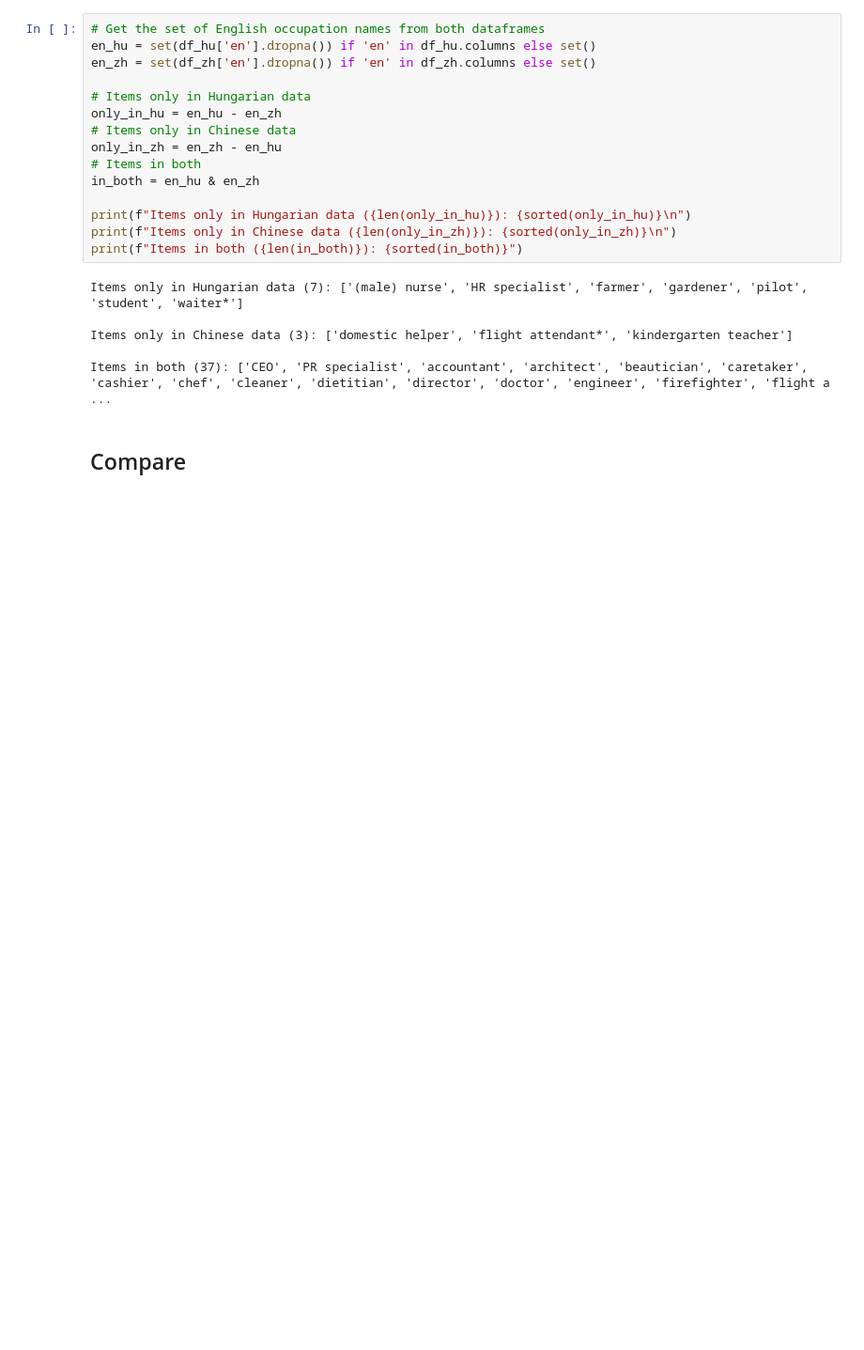
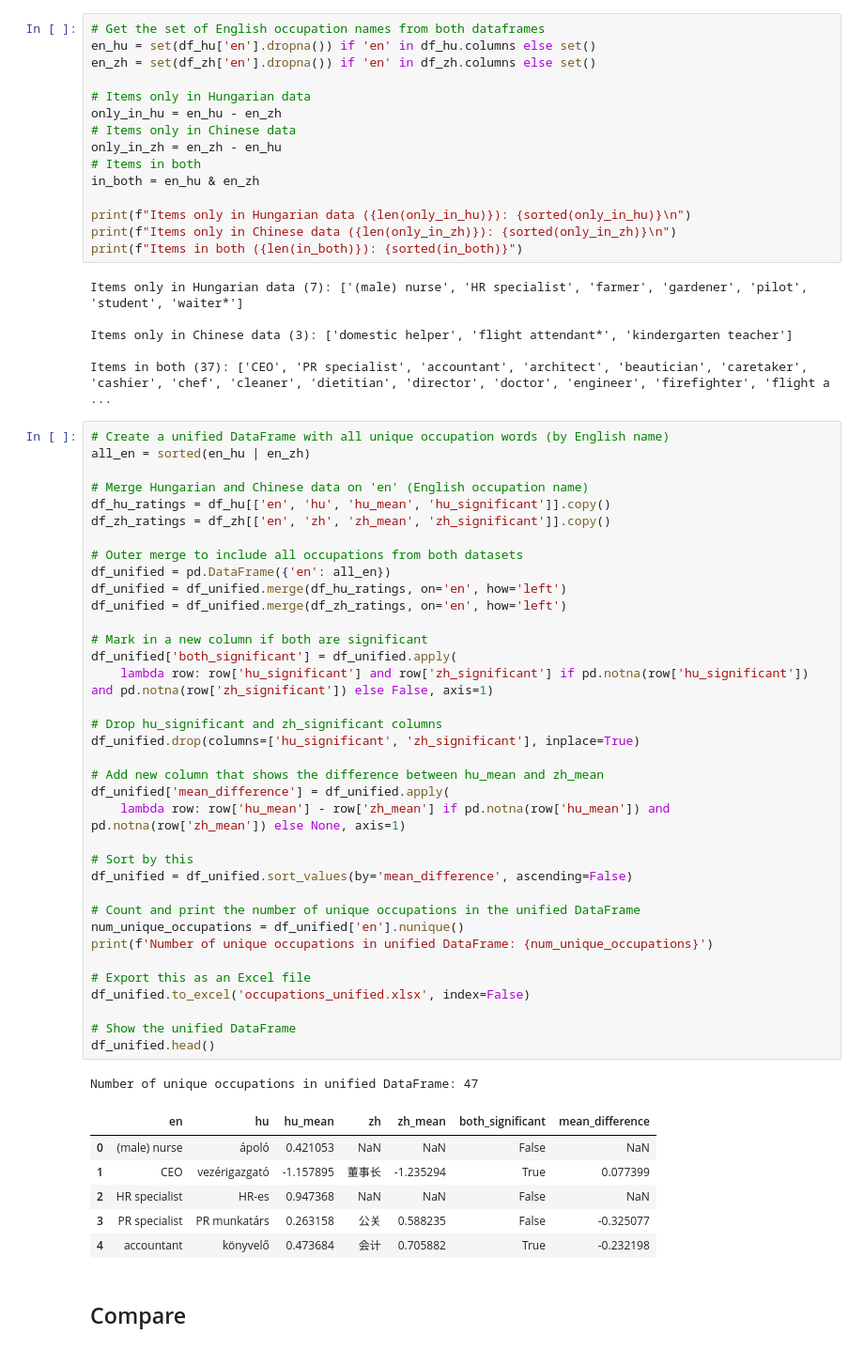
Before and after one commit to partigabor/pcibex-hun, a Jupyter notebook: occupations/occupations.ipynb, the cells around one changed output. Shown at 94% size. Drawn from its saved outputs; the diff is of its cells as text; blank space fills up the shorter version.

```diff
--- a/occupations/occupations.ipynb
+++ b/occupations/occupations.ipynb
@@ -578,6 +616,50 @@ Items only in Hungarian data (7): ['(male) nurse', 'HR specialist', 'farmer', 'g
 Items only in Chinese data (3): ['domestic helper', 'flight attendant*', 'kindergarten teacher']
 
 Items in both (37): ['CEO', 'PR specialist', 'accountant', 'architect', 'beautician', 'caretaker', 'cashier', 'chef', 'cleaner', 'dietitian', 'director', 'doctor', 'engineer', 'firefighter', 'flight a ...
+# %%
+# Create a unified DataFrame with all unique occupation words (by English name)
+all_en = sorted(en_hu | en_zh)
+
+# Merge Hungarian and Chinese data on 'en' (English occupation name)
+df_hu_ratings = df_hu[['en', 'hu', 'hu_mean', 'hu_significant']].copy()
+df_zh_ratings = df_zh[['en', 'zh', 'zh_mean', 'zh_significant']].copy()
+
+# Outer merge to include all occupations from both datasets
+df_unified = pd.DataFrame({'en': all_en})
+df_unified = df_unified.merge(df_hu_ratings, on='en', how='left')
+df_unified = df_unified.merge(df_zh_ratings, on='en', how='left')
+
+# Mark in a new column if both are significant
+df_unified['both_significant'] = df_unified.apply(
+    lambda row: row['hu_significant'] and row['zh_significant'] if pd.notna(row['hu_significant']) and pd.notna(row['zh_significant']) else False, axis=1)
+
+# Drop hu_significant and zh_significant columns
+df_unified.drop(columns=['hu_significant', 'zh_significant'], inplace=True)
+
+# Add new column that shows the difference between hu_mean and zh_mean
+df_unified['mean_difference'] = df_unified.apply(
+    lambda row: row['hu_mean'] - row['zh_mean'] if pd.notna(row['hu_mean']) and pd.notna(row['zh_mean']) else None, axis=1)
+
+# Sort by this
+df_unified = df_unified.sort_values(by='mean_difference', ascending=False)
+
+# Count and print the number of unique occupations in the unified DataFrame
+num_unique_occupations = df_unified['en'].nunique()
+print(f'Number of unique occupations in unified DataFrame: {num_unique_occupations}')
+
+# Export this as an Excel file
+df_unified.to_excel('occupations_unified.xlsx', index=False)
+
+# Show the unified DataFrame
+df_unified.head()
+# %% [output]
+Number of unique occupations in unified DataFrame: 47
+|  | en | hu | hu_mean | zh | zh_mean | both_significant | mean_difference |
+| 0 | (male) nurse | ápoló | 0.421053 | NaN | NaN | False | NaN |
+| 1 | CEO | vezérigazgató | -1.157895 | 董事长 | -1.235294 | True | 0.077399 |
+| 2 | HR specialist | HR-es | 0.947368 | NaN | NaN | False | NaN |
+| 3 | PR specialist | PR munkatárs | 0.263158 | 公关 | 0.588235 | False | -0.325077 |
+| 4 | accountant | könyvelő | 0.473684 | 会计 | 0.705882 | True | -0.232198 |
 # %% [markdown]
 ## Compare
 # %%
```
Also changed, not shown: parts of 11 cells of this notebook, 23 other files.
